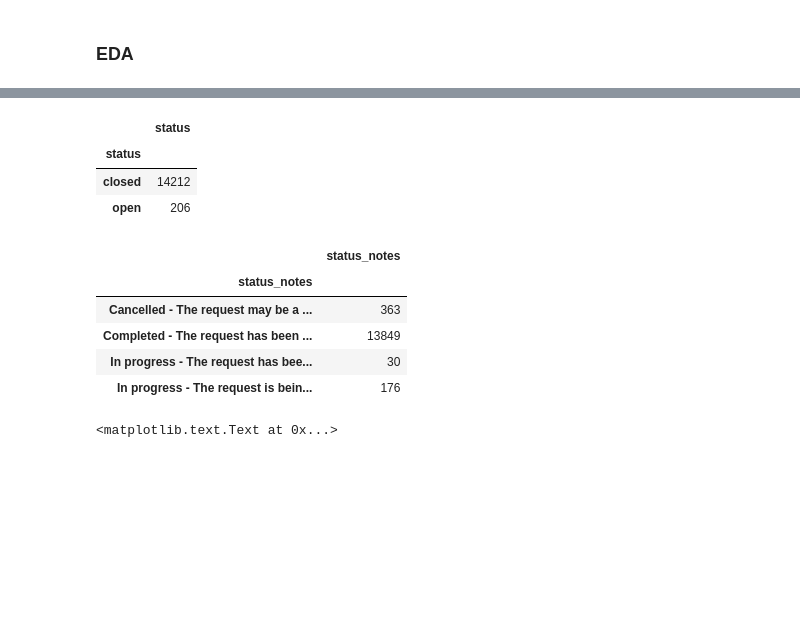
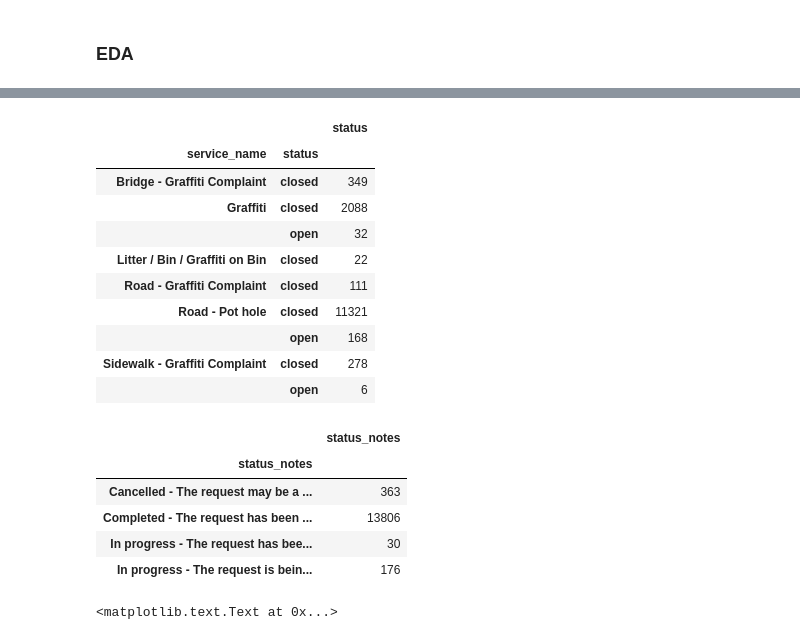
Before and after one commit to zoubinirani/311-service-request, a Jupyter notebook: draftNotebook.ipynb, the cells around one changed output, grey strips where cells are left out. Drawn from its saved outputs; the diff is of its cells as text; code cells hidden in the pictures; blank space fills up the shorter version.

```diff
--- a/draftNotebook.ipynb
+++ b/draftNotebook.ipynb
@@ -53,3 +51,9 @@ requestsDataFrame = requestsDataFrame.drop_duplicates()
+# %%
+columns = ["service_request_id", "lat", "long", "service_name", "requested_datetime", "expected_datetime",
+           "updated_datetime", "status", "status_notes"]
+requestsDataFrame = requestsDataFrame[columns]
+requestsDataFrame = requestsDataFrame.dropna()
+requestsDataFrame = requestsDataFrame.drop_duplicates()
 # %% [markdown]
 ### Assertions
 # %%
@@ -78,17 +80,24 @@ pd.DataFrame(requestsDataFrame.groupby('service_name')['service_name'].count())
 # %%
-pd.DataFrame(requestsDataFrame.groupby('status')['status'].count())
+pd.DataFrame(requestsDataFrame.groupby(['service_name', 'status'])['status'].agg(len))
 # %% [output]
-|  | status |
-| status |  |
-| closed | 14212 |
-| open | 206 |
+|  |  | status |
+| service_name | status |  |
+| Bridge - Graffiti Complaint | closed | 349 |
+| Graffiti | closed | 2088 |
+|  | open | 32 |
+| Litter / Bin / Graffiti on Bin | closed | 22 |
+| Road - Graffiti Complaint | closed | 111 |
+| Road - Pot hole | closed | 11321 |
+|  | open | 168 |
+| Sidewalk - Graffiti Complaint | closed | 278 |
+|  | open | 6 |
 # %%
-pd.DataFrame(requestsDataFrame.groupby('status_notes')['status_notes'].count())
+pd.DataFrame(requestsDataFrame.groupby('status_notes')['status_notes'].agg(len))
 # %% [output]
 |  | status_notes |
 | status_notes |  |
 | Cancelled - The request may be a ... | 363 |
-| Completed - The request has been ... | 13849 |
+| Completed - The request has been ... | 13806 |
 | In progress - The request has bee... | 30 |
 | In progress - The request is bein... | 176 |
 # %%
```
Also changed, not shown: parts of 13 cells of this notebook.
